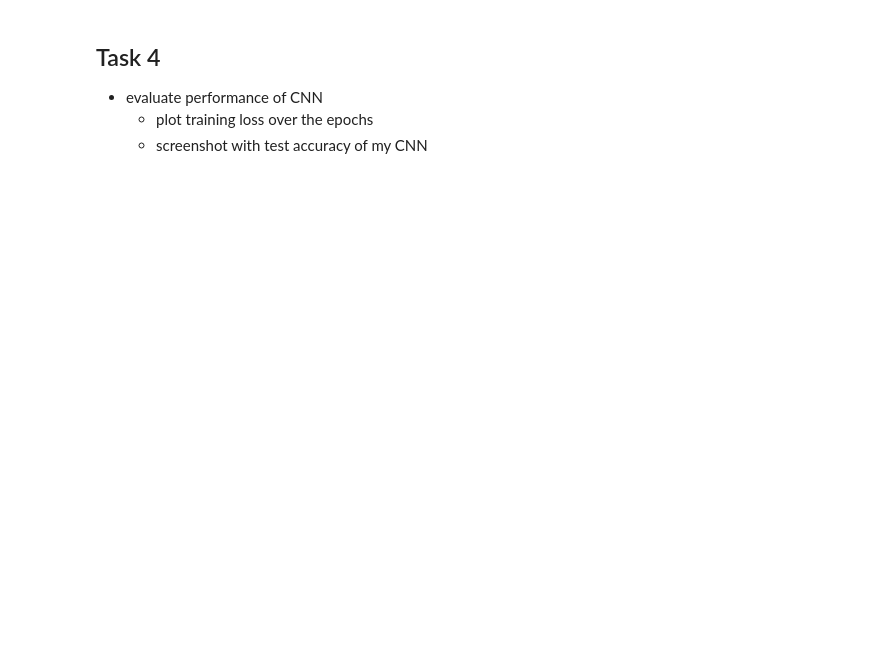
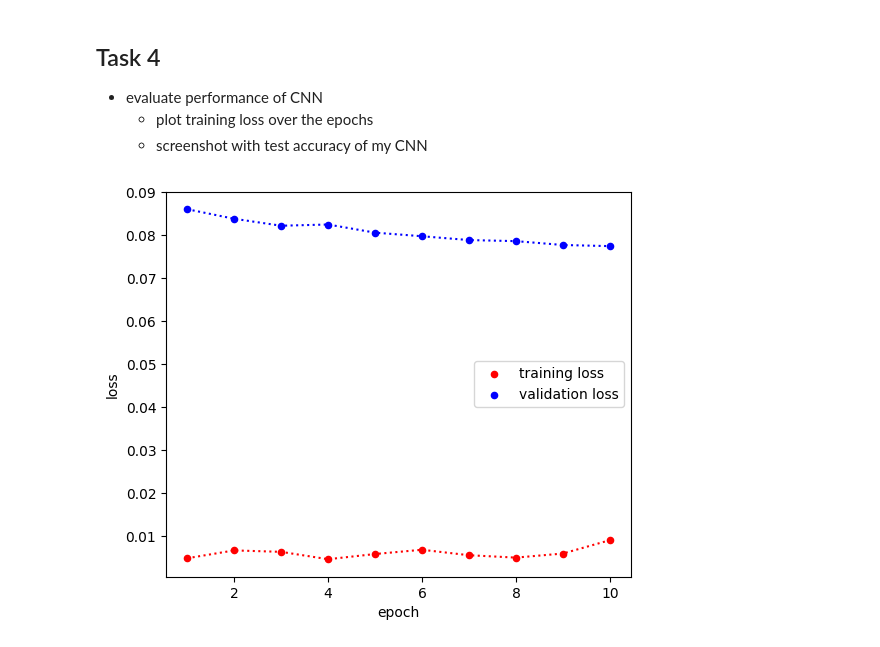
Before and after one commit to jo-phina/HW, a Jupyter notebook: HW8/HW8.ipynb, the cells around one changed output. Drawn from its saved outputs; the diff is of its cells as text; code cells hidden in the pictures; blank space fills up the shorter version.

```diff
--- a/HW8/HW8.ipynb
+++ b/HW8/HW8.ipynb
@@ -75,3 +125,13 @@ def build_CNN():
   - What does *sparse_categorical_crossentropy* mean?
 - Train model for 10 epochs.
   - What does *epoch* mean?
+# %%
+from sklearn.model_selection import train_test_split
+
+# Split into 80% training and 20% validation set
+x_train, x_val, y_train, y_val = train_test_split(x_train,y_train,test_size=0.2,random_state=42)
+
+print(x_train.shape)
+print(x_val.shape)
+print(y_train.shape)
+print(y_val.shape)
@@ -77,0 +143,11 @@ def build_CNN():
+# %%
+from tensorflow.keras.optimizers import Adam
+from tensorflow.keras.losses import SparseCategoricalCrossentropy
+
+# configure model for training
+step_size = 0.00001     # default for Adam is 0.001, lead to bad convergence
+my_CNN.compile(optimizer=Adam(learning_rate=step_size), loss='sparse_categorical_crossentropy', metrics=['acc'])
+
+# train model for 10 epochs
+no_epochs = 10
+CNN_history = my_CNN.fit(x=x_train, y=y_train, epochs=no_epochs, validation_data=(x_val,y_val))
@@ -81,3 +194,21 @@ def build_CNN():
 - evaluate performance of CNN
   - plot training loss over the epochs
   - screenshot with test accuracy of my CNN
+# %%
+# Plot training loss over epochs
+plt.figure(figsize=(6, 5))    #figsize=(4, 3)
+
+epochs = range(1, no_epochs+1)
+plt.plot(epochs, CNN_history.history["loss"], color='r', linestyle='dotted', linewidth=1.5, markersize=10)
+plt.scatter(epochs, CNN_history.history["loss"], color='r', s=20, label="training loss")  # s sets the size of the dots
+plt.plot(epochs, CNN_history.history['val_loss'], color='b', linestyle='dotted', linewidth=1.5, markersize=10)
+plt.scatter(epochs, CNN_history.history["val_loss"], color='b', s=20, label="validation loss")  # s sets the size of the dotsplt.xticks(epochs)  # Ensure all epochs are labeled on the x-axis
+plt.legend()
+plt.xlabel("epoch")
+plt.ylabel('loss')
+
+plt.savefig(f'./HW8_plots/losses_step_size_{step_size}.png')
+
+plt.show()
+# %% [output]
+[figure, added]
```
Also changed, not shown: parts of 8 cells of this notebook.
